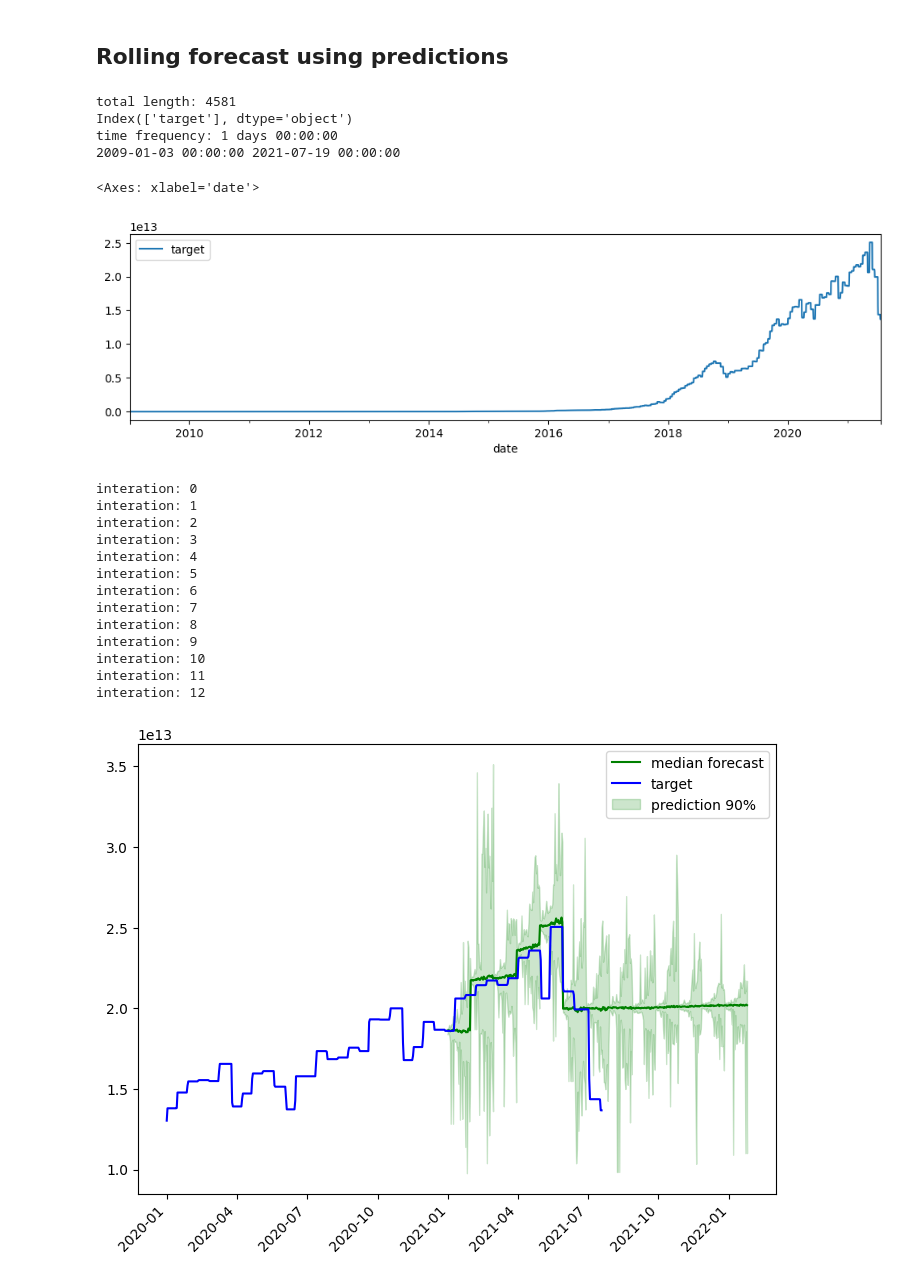
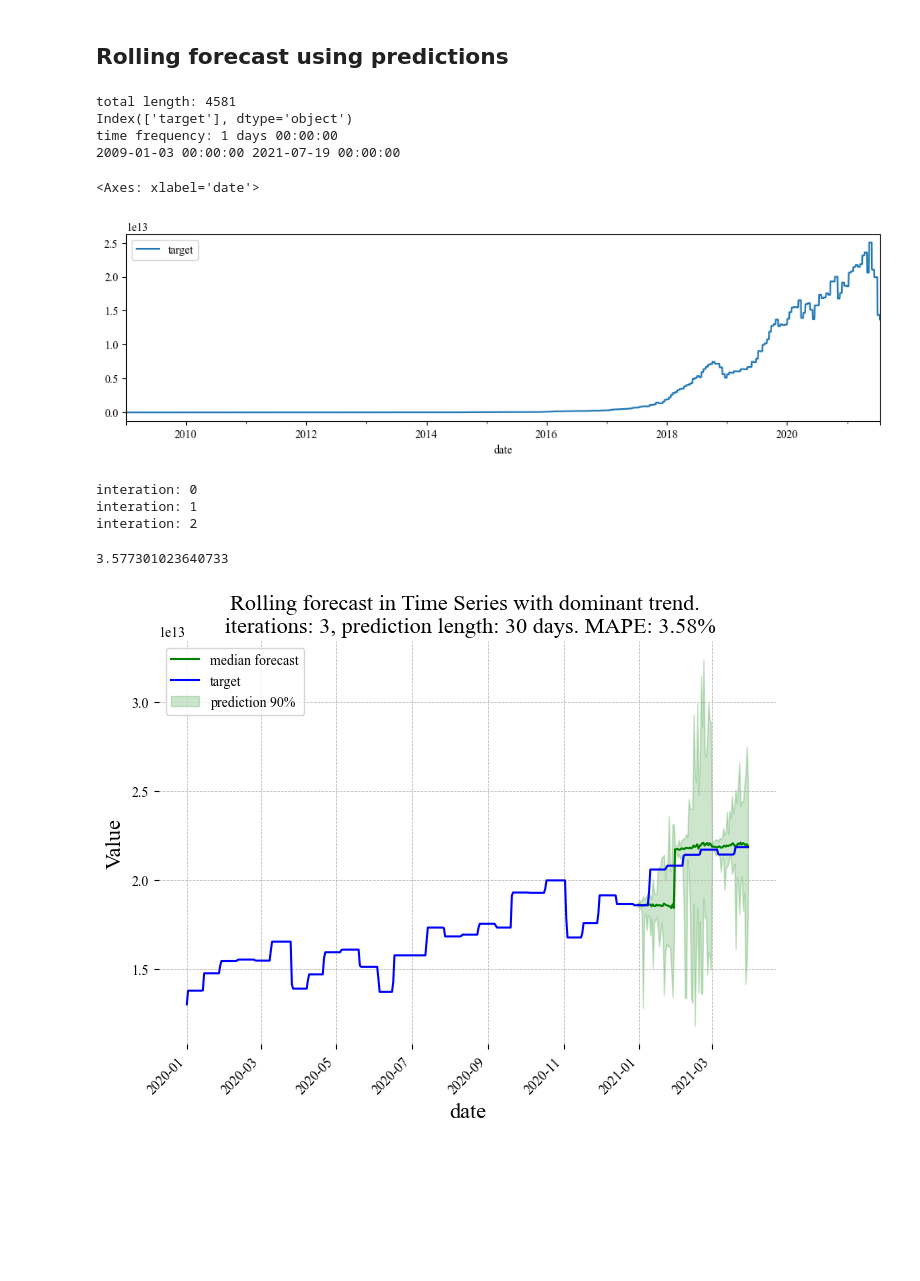
Before and after one commit to anamabo/medium-blogs, a Jupyter notebook: moirai-moe/notebooks/moiraimoe_forecast_dataset1.ipynb, the cells around one changed output. Saved outputs shown, nothing was run; the diff lists cells and outputs as text; code cells hidden in the pictures; blank space fills up the shorter version.

Commit message:
Update notebooks to avoid errors when not running them in order

```diff
--- a/moirai-moe/notebooks/moiraimoe_forecast_dataset1.ipynb
+++ b/moirai-moe/notebooks/moiraimoe_forecast_dataset1.ipynb
@@ -109,19 +113,25 @@ print(mae)
 ## Patch size experiment
 # %%
 patches_list = [8, 16, 32, 64, 128]
+train_window1 = 12 * 365 # days
+prediction_window1 = 90
 mape_list = []
 time_list = []
+
+train1 = df.iloc[:train_window1, :].copy()
+test1 = df.iloc[train_window1:, :].copy()
+
 for patch in patches_list:
     start_time = time.time()
     # preprocess the data
-    target_tensor, is_target_observed, is_target_padded= preprocess_data(target=train[target_colname].values)
+    target_tensor, is_target_observed, is_target_padded= preprocess_data(target=train1[target_colname].values)
 
     MODEL_PARAMS["patch_size"] = patch
     # Define the model
     model = MoiraiMoEForecast(
         module=MoiraiMoEModule.from_pretrained(f"Salesforce/moirai-moe-1.0-R-small"),
-        prediction_length= prediction_window,
-        context_length=train_window,
+        prediction_length= prediction_window1,
+        context_length=train_window1,
         **MODEL_PARAMS,
     )
 
@@ -135,13 +145,13 @@ for patch in patches_list:
     # Collect the median forecast and CI into a DataFrame
     predictions_df = get_predictions(
         forecast_tensor=forecast[0],
-        train_set=train,
+        train_set=train1,
         date_colname=date_colname
     )
 
     # Merge predictions with original data
-    true_and_preds = pd.merge(test, predictions_df, left_index=True, right_index=True, how="right")
-    all_data = pd.concat([train.iloc[-200:, :], true_and_preds])
+    true_and_preds = pd.merge(test1, predictions_df, left_index=True, right_index=True, how="right")
+    all_data = pd.concat([train1.iloc[-200:, :], true_and_preds])
 
     true_and_preds.dropna(inplace=True)
     mape = mean_absolute_percentage_error(
@@ -171,13 +181,14 @@ mape_batch_size_df
 
 df = pd.read_csv(os.path.join(root_path, "data", "dataset1.csv"), parse_dates=True)
 date_colname= "date"
-target_colname = "bitcoin_price"
+target_colname = "target"
 
 df[date_colname] = pd.to_datetime(df[date_colname])
 df.set_index(date_colname, inplace=True)
 
 print(f"total length: {df.shape[0]}")
 print(df.columns)
+
 print(f"time frequency: {df.index.diff()[1]}")
 print(df.index[0], df.index[-1])
 df.plot(figsize=(12, 3))
@@ -187,16 +198,18 @@ Index(['target'], dtype='object')
 time frequency: 1 days 00:00:00
 2009-01-03 00:00:00 2021-07-19 00:00:00
 <Axes: xlabel='date'>
-[figure, old version]
+[figure, new version]
 # %%
 # create the train and test sets
-train_window =   12 * 365  #2 * 365 # days
+train_window =   12 * 365  # days
 prediction_window = 30  # days
-niter = 13  # iterations for the rolling forecast
+niter = 3  # iterations for the rolling forecast
 MODEL_PARAMS["patch_size"] = 16
+
 train = df.iloc[:train_window, :].copy()
 test = df.iloc[train_window:, :].copy()
 
+frequency = train.index.diff()[1]
 train_original = train.copy()  # to be used for plotting
 
 # Rolling forecast
@@ -250,7 +263,6 @@ for i in range(niter):
         date_colname=date_colname
     )
     last_date_train = predictions_df.index[-1]
-    frequency = predictions_df.index.diff()[1]
 
     all_predictions.append(predictions_df)
 
@@ -259,21 +271,24 @@ all_predictions_df = pd.concat(all_predictions)
 interation: 0
 interation: 1
 interation: 2
-interation: 3
-interation: 4
-interation: 5
-interation: 6
-interation: 7
-interation: 8
-interation: 9
-interation: 10
-interation: 11
-interation: 12
 # %%
 true_and_preds = pd.merge(test, all_predictions_df, left_index=True, right_index=True, how="right")
 all_data = pd.concat([train_original.iloc[train_window-365:, :], true_and_preds])
 
-figure = plot_results(results_df=all_data, target_colname=target_colname)
+# Get the forecast error
+mape_rolling = mean_absolute_percentage_error(
+        y_true=true_and_preds[target_colname].values,
+        y_pred=true_and_preds["median_forecast"].values
+    )
+
+print(mape_rolling)
+
+figure = plot_results(
+    results_df=all_data,
+    target_colname=target_colname,
+    title=f"Rolling forecast in Time Series with dominant trend. \n iterations: {niter}, prediction length: {prediction_window} days. MAPE: {mape_rolling:.2f}%",
+)
 plt.show()
 # %% [output]
+3.577301023640733
-[figure, old version]
+[figure, new version]
```
Also changed, not shown: parts of 4 cells of this notebook, 3 other files.
